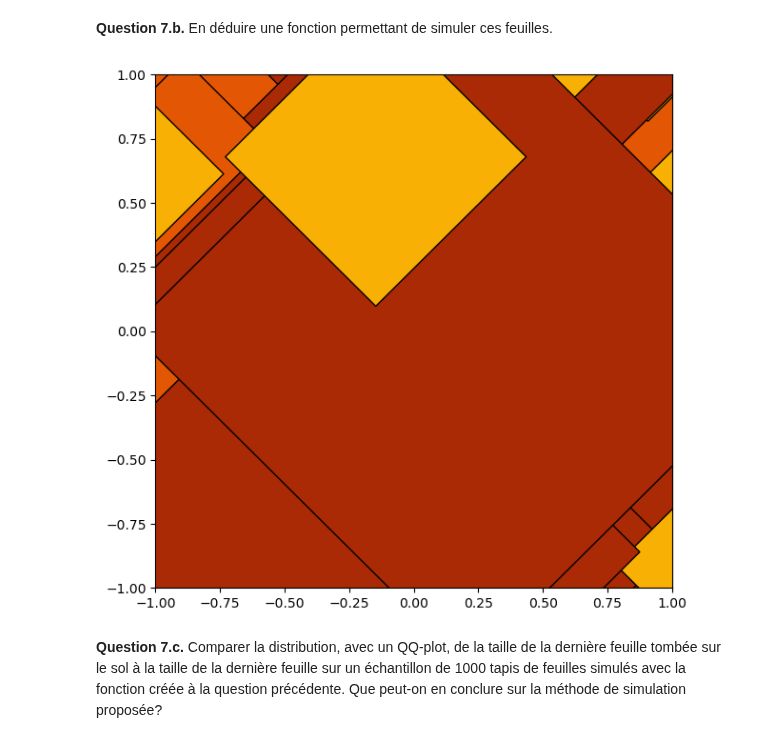
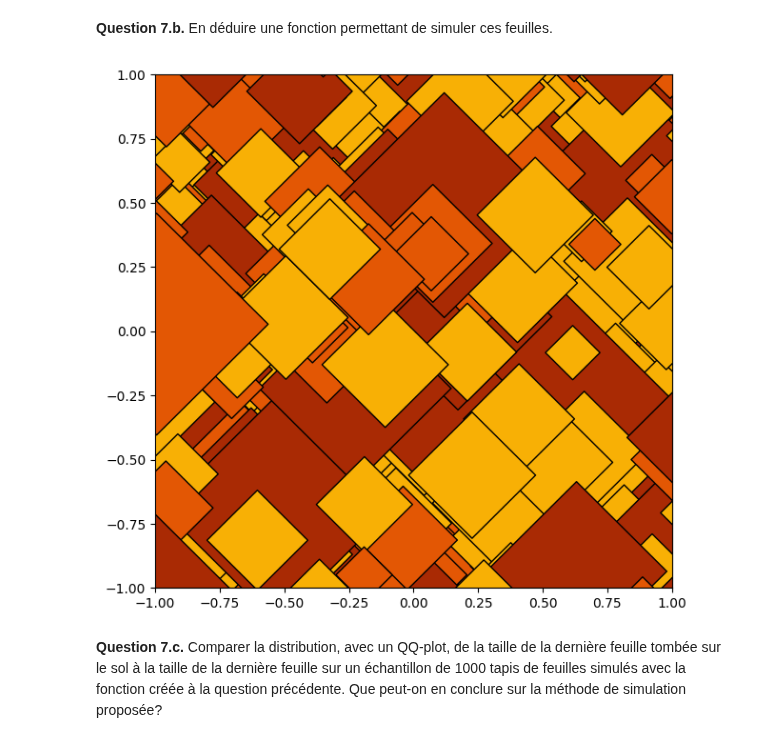
Before and after one commit to bavrillon/Projet-Maths-2---Probas, a Jupyter notebook: PN_Probas_24-25_VF.ipynb, the cells around one changed output. Cells and saved outputs as stored; diff of their text form; code cells hidden in the pictures.

```diff
--- a/PN_Probas_24-25_VF.ipynb
+++ b/PN_Probas_24-25_VF.ipynb
@@ -564,6 +564,6 @@ j'ai du mal a capter l'interet du + E dans la formule de $T_{-i}$
 *Indication: Pour vérifier que les points du sol sont recouverts, on se contentera de vérifier que les points d'un maillage fin du sol, appelé Ddiscr dans le code ci-dessous, sont recouverts par une feuille*
 # %%
 ## Maillage du sol
-Ddiscr=np.stack(np.meshgrid(np.arange(D[0],D[1]+0.01,0.01),np.arange(D[0],D[1]+0.01,0.01)),axis=-1).reshape(-1,2)
+Ddiscr=np.stack(np.meshgrid(np.arange(D[0],D[1]+0.1,0.1),np.arange(D[0],D[1]+0.1,0.1)),axis=-1).reshape(-1,2)
 Ddiscr[1:10,:]
 # %% [output]
@@ -675,7 +675,7 @@ def simFeuillesDessous(theta,p,a,b,Dext):
         temps_arrivee_feuille = prochain_temps_arrivee(simulation_M_liste[-1][0])
         position_feuille_x, position_feuille_y = tuple(simPosition(Dext))
         taille_feuille = simTaille(couleur_feuille,a,b)
-        feuille = [temps_arrivee_feuille, position_feuille_x, position_feuille_y, taille_feuille*3, couleur_feuille]
+        feuille = [temps_arrivee_feuille, position_feuille_x, position_feuille_y, taille_feuille, couleur_feuille]
         simulation_M_liste.append(feuille)
 
 
@@ -696,11 +696,11 @@ def prochain_temps_arrivee(t_précédent):
     return(t)
 # %%
 ## Simulation du tapis de feuilles
-Sim=simFeuillesDessous(theta*30,p,a,b,Dext)
+Sim=simFeuillesDessous(theta,p,a,b,Dext)
 ## Plot
 plotSim(Sim,fromAbove=False)
 # %% [output]
-[figure, old version]
+[figure, new version]
 # %% [markdown]
 **Question 7.c.**  Comparer la distribution, avec un QQ-plot, de la taille de la dernière feuille tombée sur le sol à la taille de la dernière feuille sur un échantillon de 1000 tapis de feuilles simulés avec la fonction créée à la question précédente. Que peut-on en conclure sur la méthode de simulation proposée?
 # %%
```
Also changed, not shown: parts of 3 cells of this notebook.
